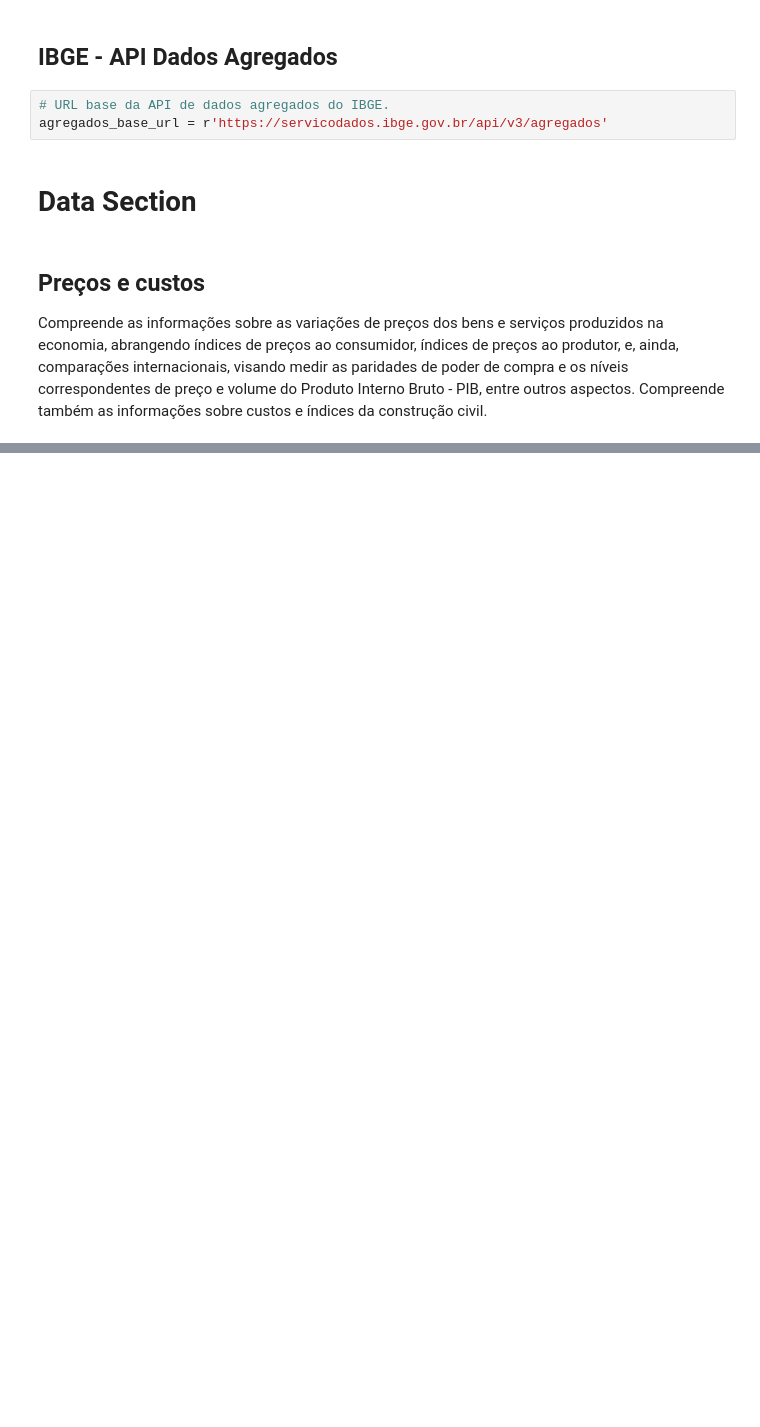
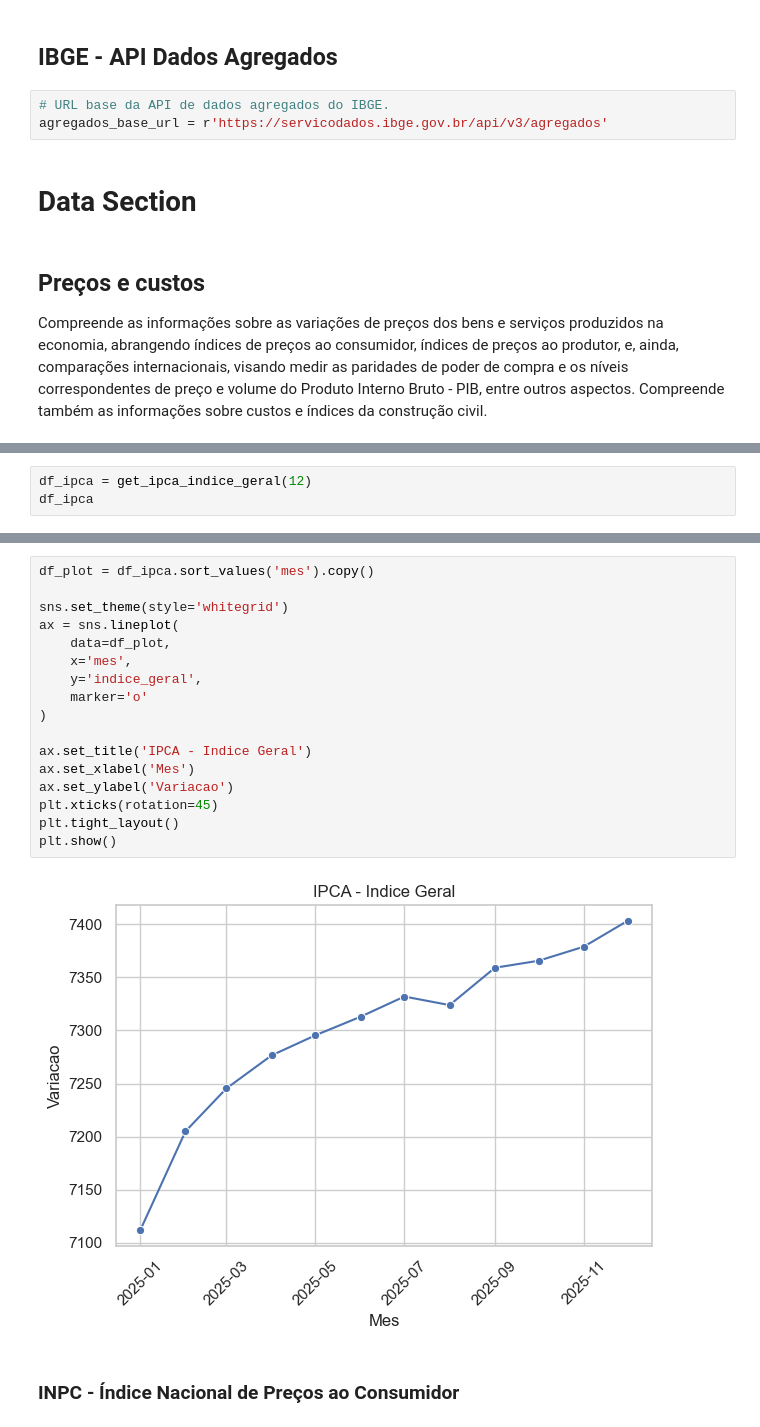
Before and after one commit to afukaya/Analise_Fundos_Investimentos, a Jupyter notebook: Indicadores _Economicos.ipynb, the cells around one changed output, grey strips where cells are left out. Drawn from its saved outputs; the diff is of its cells as text; blank space fills up the shorter version.

```diff
--- a/Indicadores _Economicos.ipynb
+++ b/Indicadores _Economicos.ipynb
@@ -326,0 +255,3 @@ Variação mensal do IPCA (Brasil) - Últimos 12 meses (via JSON):
+# %%
+df_ipca = get_ipca_indice_geral(12)
+df_ipca
@@ -327 +276,22 @@ Variação mensal do IPCA (Brasil) - Últimos 12 meses (via JSON):
+# %%
+df_plot = df_ipca.sort_values('mes').copy()
+
+sns.set_theme(style='whitegrid')
+ax = sns.lineplot(
+    data=df_plot,
+    x='mes',
+    y='indice_geral',
+    marker='o'
+)
+
+ax.set_title('IPCA - Indice Geral')
+ax.set_xlabel('Mes')
+ax.set_ylabel('Variacao')
+plt.xticks(rotation=45)
+plt.tight_layout()
+plt.show()
+# %% [output]
+[figure, added]
+# %% [markdown]
+### INPC - Índice Nacional de Preços ao Consumidor
 # %% [markdown]
```
Also changed, not shown: parts of 17 cells of this notebook, 2 other files.
